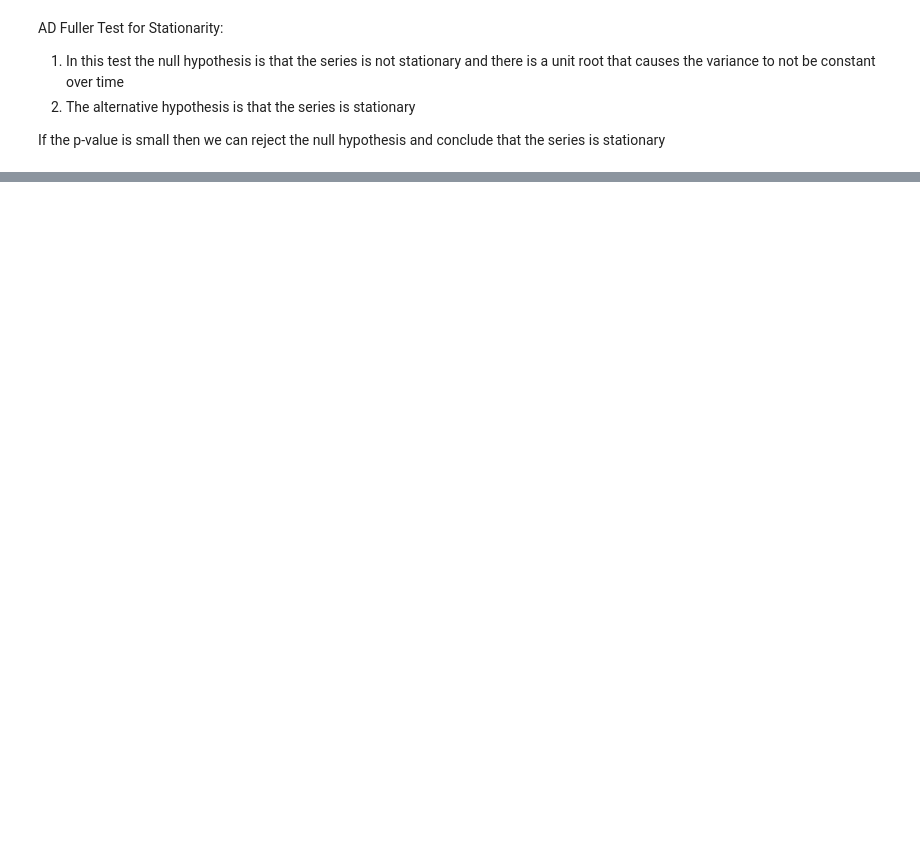
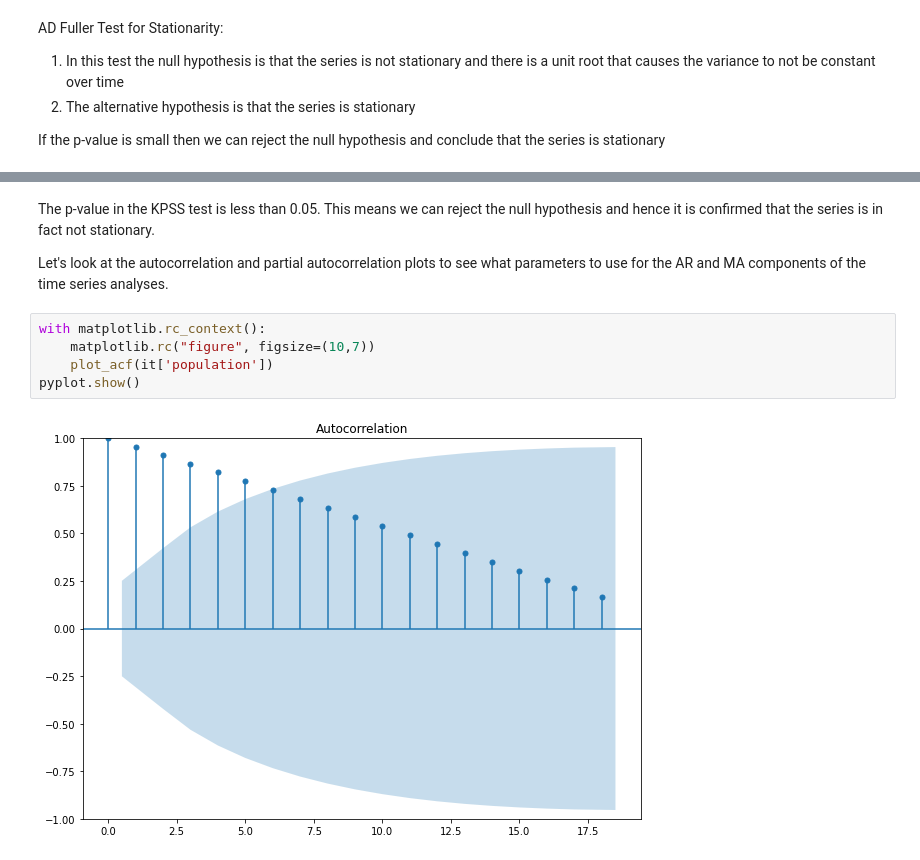
Before and after one commit to anusreeb/Experiments, a Jupyter notebook: population_time_series/population_of_india_time_series.ipynb, the cells around one changed output, grey strips where cells are left out. Drawn from its saved outputs; the diff is of its cells as text; blank space fills up the shorter version.

```diff
--- a/population_time_series/population_of_india_time_series.ipynb
+++ b/population_time_series/population_of_india_time_series.ipynb
@@ -67,0 +215,11 @@ result = sm.OLS(y, x).fit()
+# %% [markdown]
+The p-value in the KPSS test is less than 0.05. This means we can reject the null hypothesis and hence it is confirmed that the series is in fact not stationary.
+
+Let's look at the autocorrelation and partial autocorrelation plots to see what parameters to use for the AR and MA components of the time series analyses.
+# %%
+with matplotlib.rc_context():
+    matplotlib.rc("figure", figsize=(10,7))
+    plot_acf(it['population'])
+pyplot.show()
+# %% [output]
+[figure, added]
```
Also changed, not shown: parts of 25 cells of this notebook.
